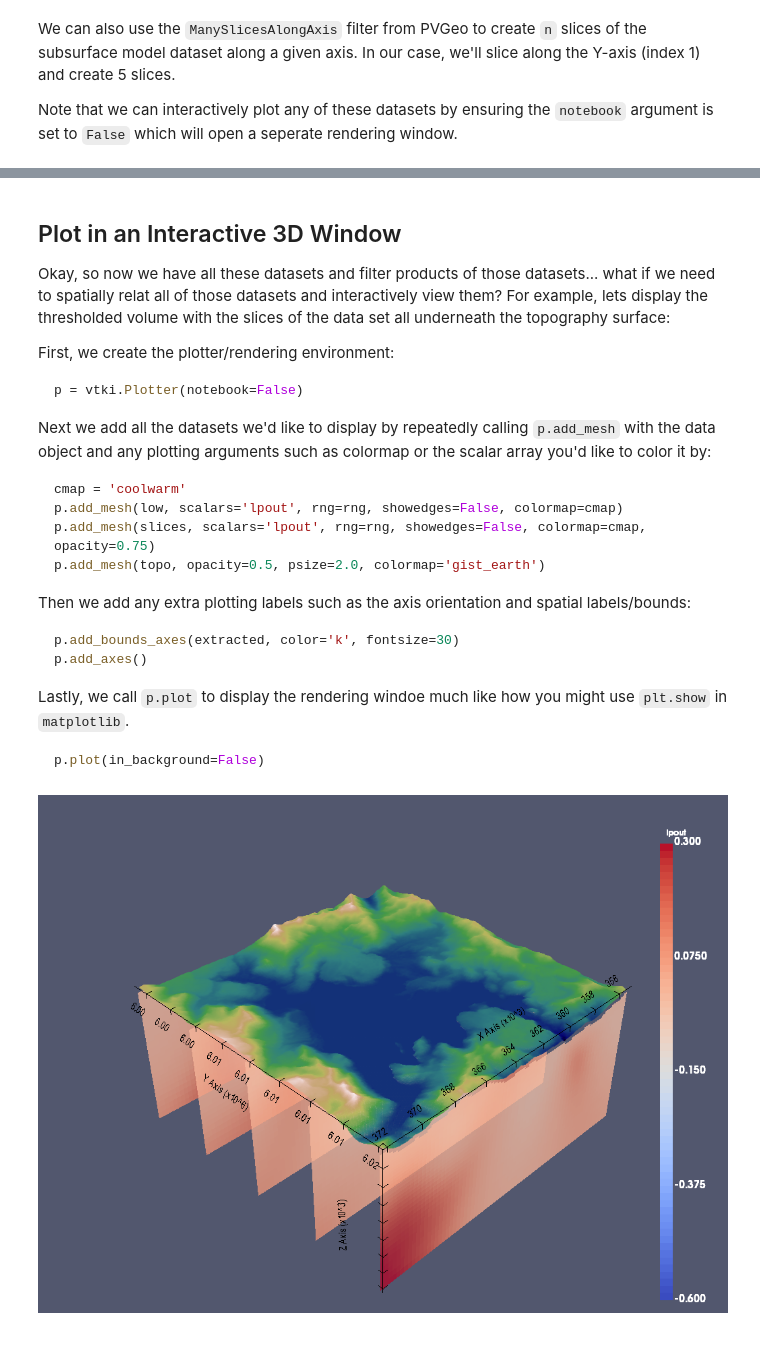
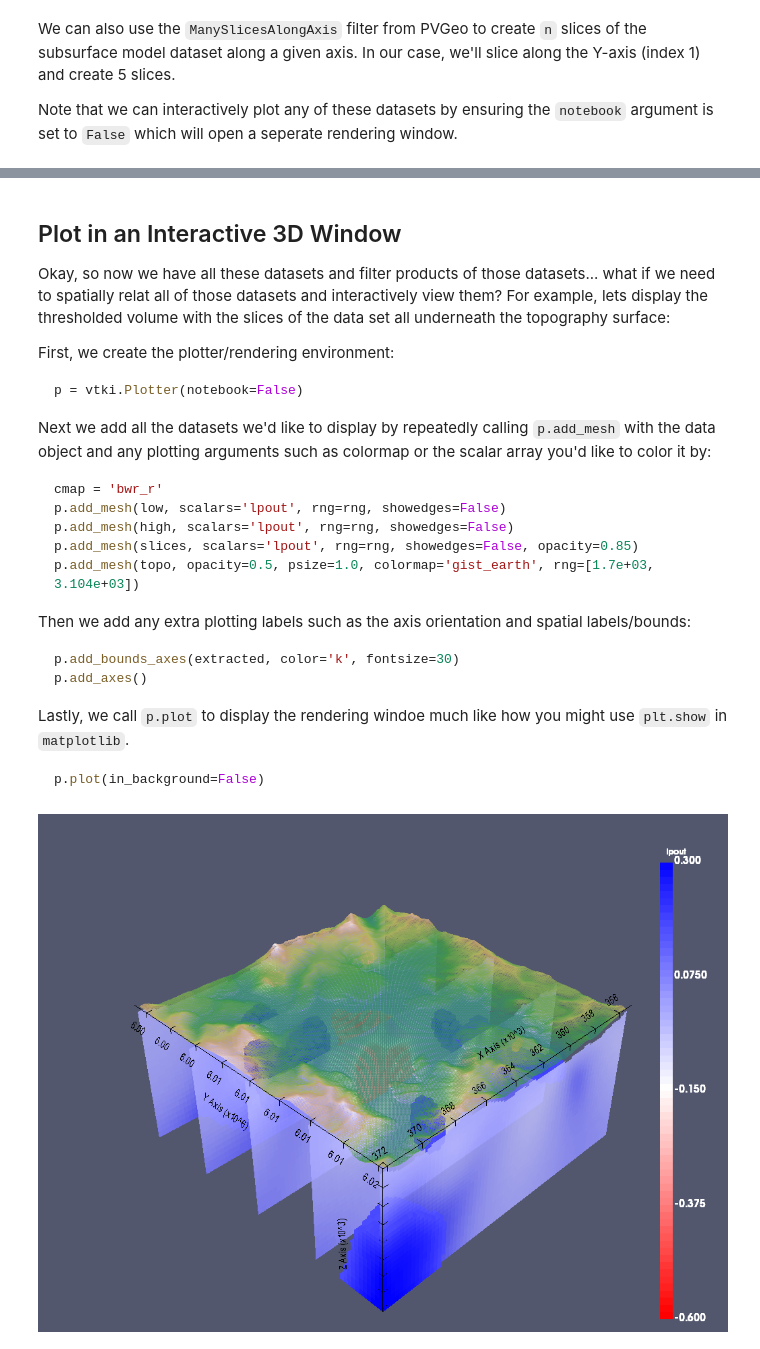
Before and after one commit to OpenGeoVis/PVGeo-Examples, a Jupyter notebook: 3.0 - Using the vtkInterface Package.ipynb, the cells around one changed output, grey strips where cells are left out. Cells and saved outputs as stored; diff of their text form; code cells hidden in the pictures.

Commit message:
made the vtki notebook better

````diff
--- a/3.0 - Using the vtkInterface Package.ipynb
+++ b/3.0 - Using the vtkInterface Package.ipynb
@@ -34,6 +34,7 @@ from PVGeo.filters import PercentThreshold, ManySlicesAlongAxis
 # %%
 # This sets the plotting theme of `vtki` to look just like a ParaView rendering
 vtki.set_plot_theme('paraview')
+vtki.plotParams['colormap'] = 'bwr_r'
 # %% [markdown]
 ## Load the Data
 
@@ -50,5 +51,6 @@ models = {'lpout': mesh.readModelUBC(fileName='Lpout.mod', directory='data/Craig
 # Load topography data using PVGeo
 topo = TopoReader().Apply('data/Craig-Chile/LdM_topo.topo')
 # Note that PVGeo will return a vtki wrapped data object if vtki is available!
-topo
+topo.set_active_scalar('Elevation')
+topo.plot(colormap='gist_earth', rng=[1.7e+03, 3.104e+03])
 # %% [output]
@@ -93,6 +94,9 @@ Now that we have the subsurface region of the model domain, we can use that data
 # low.plot(rng=rng, window_size=[1024//2, 768//2])
 
 # If the above filter will not run, use the PVGeo percent threshold agian
-low = PercentThreshold(percent=40, invert=True).Apply(subsurface, 'lpout')
+low = PercentThreshold(percent=35, invert=True).Apply(subsurface, 'lpout')
 low.plot(rng=rng, window_size=[1024//2, 768//2])
+
+high = PercentThreshold(percent=85).Apply(subsurface, 'lpout')
+high.plot(rng=rng, window_size=[1024//2, 768//2])
 # %% [output]
@@ -124,10 +127,11 @@ p = vtki.Plotter(notebook=False)
 Next we add all the datasets we'd like to display by repeatedly calling `p.add_mesh` with the data object and any plotting arguments such as colormap or the scalar array you'd like to color it by:
 
 ```py
-cmap = 'coolwarm'
-p.add_mesh(low, scalars='lpout', rng=rng, showedges=False, colormap=cmap)
-p.add_mesh(slices, scalars='lpout', rng=rng, showedges=False, colormap=cmap, opacity=0.75)
-p.add_mesh(topo, opacity=0.5, psize=2.0, colormap='gist_earth')
+cmap = 'bwr_r'
+p.add_mesh(low, scalars='lpout', rng=rng, showedges=False)
+p.add_mesh(high, scalars='lpout', rng=rng, showedges=False)
+p.add_mesh(slices, scalars='lpout', rng=rng, showedges=False, opacity=0.85)
+p.add_mesh(topo, opacity=0.5, psize=1.0, colormap='gist_earth', rng=[1.7e+03, 3.104e+03])
 ```
 
 Then we add any extra plotting labels such as the axis orientation and spatial labels/bounds:
@@ -144,18 +148,17 @@ p.plot(in_background=False)
 ```
 # %%
 # Plot them all in one rendering environment!
-p = vtki.Plotter(notebook=False)
-
-cmap = 'coolwarm'
+p = vtki.Plotter(notebook=True)
 
 #p.add_mesh(extracted, syle='wireframe', opacity=0.25, scalars='lpout', rng=rng)
-p.add_mesh(low, scalars='lpout', rng=rng, showedges=False, colormap=cmap)
-p.add_mesh(slices, scalars='lpout', rng=rng, showedges=False, colormap=cmap, opacity=0.75)
-p.add_mesh(topo, opacity=0.5, psize=2.0, colormap='gist_earth')
+p.add_mesh(low, scalars='lpout', rng=rng, showedges=False)
+p.add_mesh(high, scalars='lpout', rng=rng, showedges=False)
+p.add_mesh(slices, scalars='lpout', rng=rng, showedges=False, opacity=0.85)
+p.add_mesh(topo, opacity=0.5, psize=1.0, colormap='gist_earth', rng=[1.7e+03, 3.104e+03])
 
 p.add_bounds_axes(extracted, color='k', fontsize=30)
 p.add_axes()
 
-p.plot(in_background=False)
+p.plot(in_background=False) # Note `in_background` is broken past v0.13.1 of vtki
 # %% [output]
-[figure, old version]
+[figure, new version]
````
Also changed, not shown: parts of 3 cells of this notebook.
